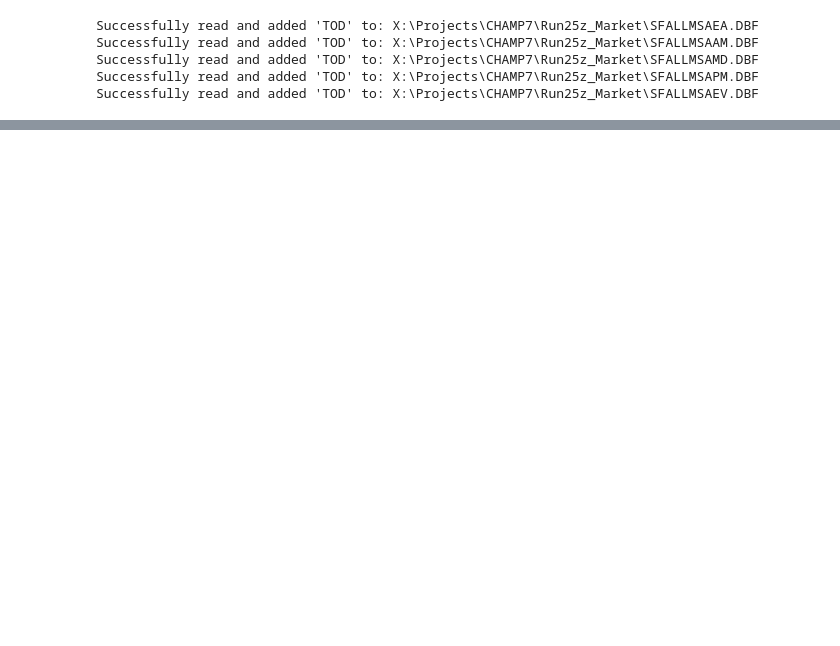
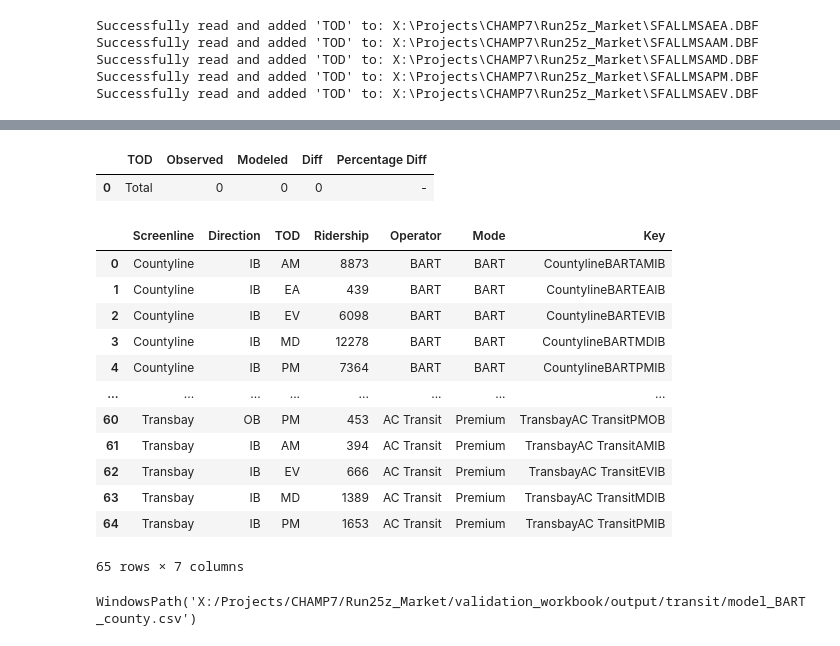
Before and after one commit to sfcta/validation_workbook, a Jupyter notebook: transit/script/test.ipynb, the cells around one changed output, grey strips where cells are left out. Drawn from its saved outputs; the diff is of its cells as text; code cells hidden in the pictures; blank space fills up the shorter version.

```diff
--- a/transit/script/test.ipynb
+++ b/transit/script/test.ipynb
@@ -269,0 +861,18 @@ BART_county
+# %%
+obs_SL = pd.read_csv(observed_SL)
+# obs_SL["Ridership"] = (
+#     obs_SL["Ridership"]
+#     .replace({"-": "0", " -   ": "0"})
+#     .str.replace(",", "")
+#     .astype(float)
+# )
+model_SL = pd.read_csv(model_SL)
+transbay_AC_IB = process_data(
+    obs_SL,
+    model_SL,
+    [("Screenline", "Transbay"), ("Operator", "AC Transit"), ("Direction", "IB")],
+    "TOD",
+    "Ridership",
+    "TOD",
+    "left",
+)
@@ -269,0 +933,25 @@ BART_county
+# %%
+Countyline_CalTrain_IB
+# %% [output]
+|  | TOD | Observed | Modeled | Diff | Percentage Diff |
+| 0 | Total | 0 | 0 | 0 | - |
+# %%
+obs_SL
+# %% [output]
+|  | Screenline | Direction | TOD | Ridership | Operator | Mode | Key |
+| 0 | Countyline | IB | AM | 8873 | BART | BART | CountylineBARTAMIB |
+| 1 | Countyline | IB | EA | 439 | BART | BART | CountylineBARTEAIB |
+| 2 | Countyline | IB | EV | 6098 | BART | BART | CountylineBARTEVIB |
+| 3 | Countyline | IB | MD | 12278 | BART | BART | CountylineBARTMDIB |
+| 4 | Countyline | IB | PM | 7364 | BART | BART | CountylineBARTPMIB |
+| ... | ... | ... | ... | ... | ... | ... | ... |
+| 60 | Transbay | OB | PM | 453 | AC Transit | Premium | TransbayAC TransitPMOB |
+| 61 | Transbay | IB | AM | 394 | AC Transit | Premium | TransbayAC TransitAMIB |
+| 62 | Transbay | IB | EV | 666 | AC Transit | Premium | TransbayAC TransitEVIB |
+| 63 | Transbay | IB | MD | 1389 | AC Transit | Premium | TransbayAC TransitMDIB |
+| 64 | Transbay | IB | PM | 1653 | AC Transit | Premium | TransbayAC TransitPMIB |
+65 rows × 7 columns
+# %%
+model_BART_county
+# %% [output]
+WindowsPath('X:/Projects/CHAMP7/Run25z_Market/validation_workbook/output/transit/model_BART_county.csv')
```
Also changed, not shown: parts of 29 cells of this notebook, 6 other files.
